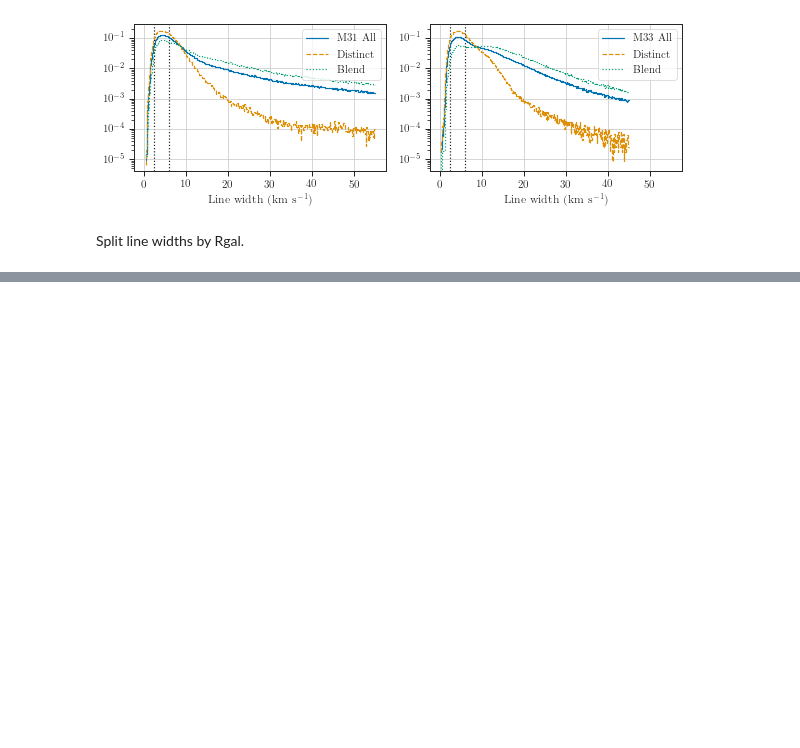
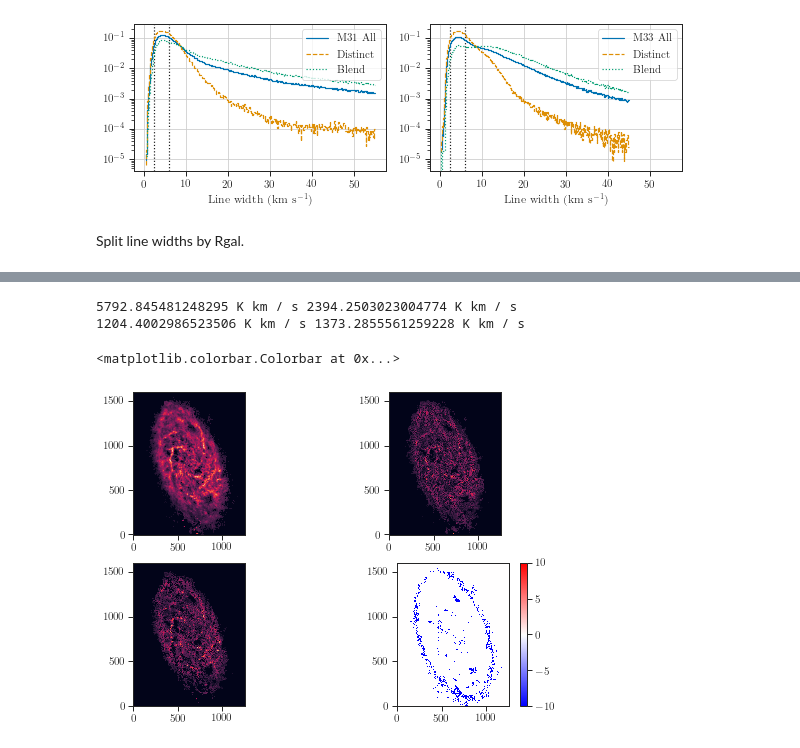
Before and after one commit to e-koch/HI-LineShapes, a Jupyter notebook: figures/figure_gaussian_components.ipynb, the cells around one changed output, grey strips where cells are left out. Saved outputs shown, nothing was run; the diff lists cells and outputs as text; code cells hidden in the pictures; blank space fills up the shorter version.

```diff
--- a/figures/figure_gaussian_components.ipynb
+++ b/figures/figure_gaussian_components.ipynb
@@ -422,0 +1581,29 @@ plot_name = 'm31_m33_radialbins_mgauss_lwidth_hist_distinct_blend'
+# %%
+print(m31_intint.max(), m33_intint.max())
+print(m31_intint.max() * np.cos(78 * u.deg),
+      m33_intint.max() * np.cos(55 * u.deg))
+# %% [output]
+5792.845481248295 K km / s 2394.2503023004774 K km / s
+1204.4002986523506 K km / s 1373.2855561259228 K km / s
+# %%
+twocolumn_figure()
+
+plt.subplot(221)
+plt.imshow(m33_intint.value, origin='lower')
+# plt.colorbar()
+
+plt.subplot(222)
+plt.imshow(m33_intint_distinct.value, origin='lower')
+# plt.colorbar()
+
+plt.subplot(223)
+plt.imshow(m33_intint_blend.value, origin='lower')
+# plt.colorbar()
+
+plt.subplot(224)
+plt.imshow(m33_intint_distinct.value + m33_intint_blend.value - m33_intint.value, origin='lower',
+          vmin=-10, vmax=10, cmap='bwr')
+plt.colorbar()
+# %% [output]
+<matplotlib.colorbar.Colorbar at 0x...>
+[figure, added]
```
Also changed, not shown: parts of 50 cells of this notebook, 3 other files.
